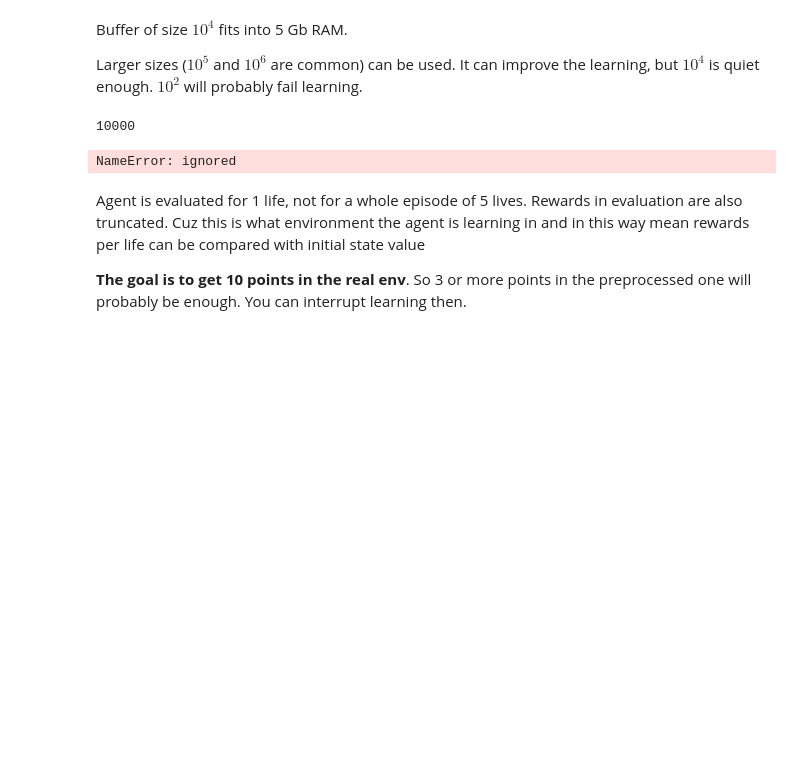
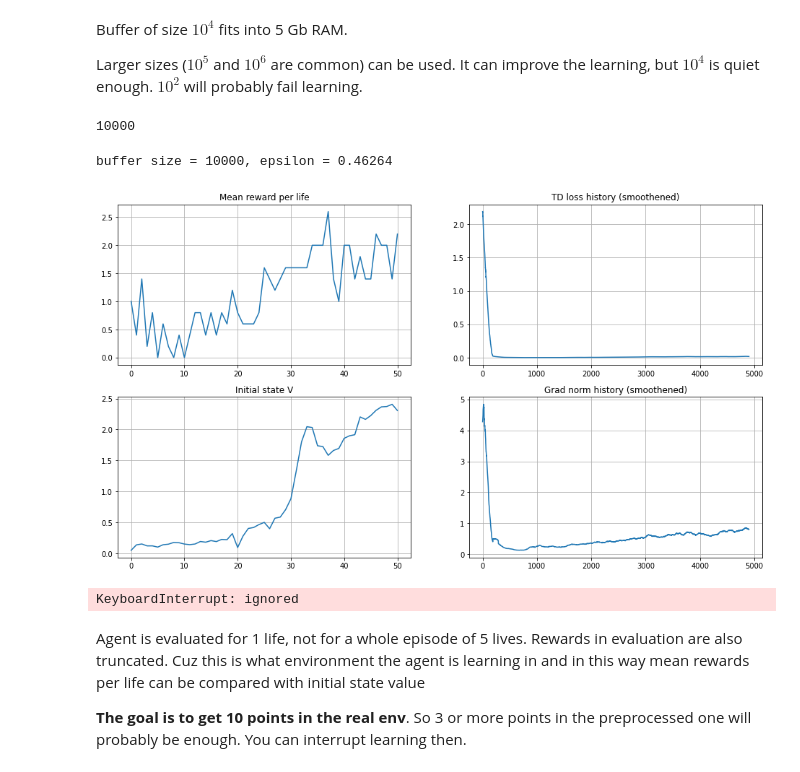
Before and after one commit to CrypthiccCrypto/ReinforcementLearningSNT, a Jupyter notebook: Assignments/RL/W4_dqn_atari_pytorch.ipynb, the cells around one changed output. Cells and saved outputs as stored; diff of their text form; code cells hidden in the pictures; blank space fills up the shorter version.

```diff
--- a/Assignments/RL/W4_dqn_atari_pytorch.ipynb
+++ b/Assignments/RL/W4_dqn_atari_pytorch.ipynb
@@ -432,14 +427,17 @@ def play_and_record(initial_state, agent, env, exp_replay, n_steps=1):
     """
     s = initial_state
     sum_rewards = 0
+    last_info = None
 
     # Play the game for n_steps as per instructions above
     for i in range(0, n_steps):
       qvalues = agent.get_qvalues([s])
       action = agent.sample_actions(qvalues)[0]
-      next_s, r, done, _ = env.step(action)
+      next_s, r, done, info = env.step(action)
+      r = -10 if ( last_info is not None and last_info['ale.lives'] > info['ale.lives'] ) else r
       sum_rewards += r
       exp_replay.add(s, action, r, next_s, done)
+      last_info = info
       if done:
         s = env.reset()
       else:
@@ -543,7 +541,7 @@ def compute_td_loss(states, actions, rewards, next_states, is_done,
     predicted_qvalues = agent(states)
 
     # compute q-values for all actions in next states
-    predicted_next_qvalues = target_network(next_states).detach()
+    predicted_next_qvalues = target_network(next_states)
 
     # select q-values for chosen actions
     predicted_qvalues_for_actions = predicted_qvalues[range(
@@ -570,13 +568,12 @@ def compute_td_loss(states, actions, rewards, next_states, is_done,
         ) == 1, "make sure you computed V(s') as maximum over just the actions axis and not all axes"
         assert target_qvalues_for_actions.data.dim(
         ) == 1, "there's something wrong with target q-values, they must be a vector"
-
     return loss
 # %% [markdown]
 Sanity checks
 # %%
 obs_batch, act_batch, reward_batch, next_obs_batch, is_done_batch = exp_replay.sample(
-    10)
+    12)
 
 loss = compute_td_loss(obs_batch, act_batch, reward_batch, next_obs_batch, is_done_batch,
                        agent, target_network,
@@ -638,7 +635,7 @@ print(len(exp_replay))
 10000
 # %%
 timesteps_per_epoch = 1
-batch_size = 16
+batch_size = 128
 total_steps = 3 * 10**6
 decay_steps = 10**6
 
@@ -672,7 +669,7 @@ for step in trange(step, total_steps + 1):
         except KeyboardInterrupt:
             pass
 
-    agent.epsilon = utils.linear_decay(init_epsilon, final_epsilon, step, decay_steps)
+    #agent.epsilon = utils.linear_decay(init_epsilon, final_epsilon, step, decay_steps)
 
     # play
     _, state = play_and_record(state, agent, env, exp_replay, timesteps_per_epoch)
@@ -688,16 +685,18 @@ for step in trange(step, total_steps + 1):
     grad_norm = nn.utils.clip_grad_norm_(agent.parameters(), max_grad_norm)
     opt.step()
     opt.zero_grad()
+    if np.mean(mean_rw_history[-10:]) > 3. : break
 
     if step % loss_freq == 0:
         td_loss_history.append(loss.data.cpu().item())
         grad_norm_history.append(grad_norm)
 
     if step % refresh_target_network_freq == 0:
-        # Load agent weights into target_network
         target_network.load_state_dict(agent.state_dict())
 
+
     if step % eval_freq == 0:
+        agent.epsilon = max(agent.epsilon * 0.985, 0.01)
         mean_rw_history.append(evaluate(
             make_env(clip_rewards=True, seed=step), agent, n_games=3 * n_lives, greedy=True)
         )
@@ -708,34 +707,36 @@ for step in trange(step, total_steps + 1):
 
         clear_output(True)
         print("buffer size = %i, epsilon = %.5f" %
               (len(exp_replay), agent.epsilon))
 
         plt.figure(figsize=[16, 9])
 
         plt.subplot(2, 2, 1)
         plt.title("Mean reward per life")
         plt.plot(mean_rw_history)
         plt.grid()
 
         assert not np.isnan(td_loss_history[-1])
         plt.subplot(2, 2, 2)
         plt.title("TD loss history (smoothened)")
         plt.plot(utils.smoothen(td_loss_history))
         plt.grid()
 
         plt.subplot(2, 2, 3)
         plt.title("Initial state V")
         plt.plot(initial_state_v_history)
         plt.grid()
 
         plt.subplot(2, 2, 4)
         plt.title("Grad norm history (smoothened)")
         plt.plot(utils.smoothen(grad_norm_history))
         plt.grid()
 
         plt.show()
 # %% [output]
-NameError: ignored
+buffer size = 10000, epsilon = 0.46264
+[figure, added]
+KeyboardInterrupt: ignored
 # %% [markdown]
 Agent is evaluated for 1 life, not for a whole episode of 5 lives. Rewards in evaluation are also truncated. Cuz this is what environment the agent is learning in and in this way mean rewards per life can be compared with initial state value
 
```
Also changed, not shown: parts of 9 cells of this notebook.
